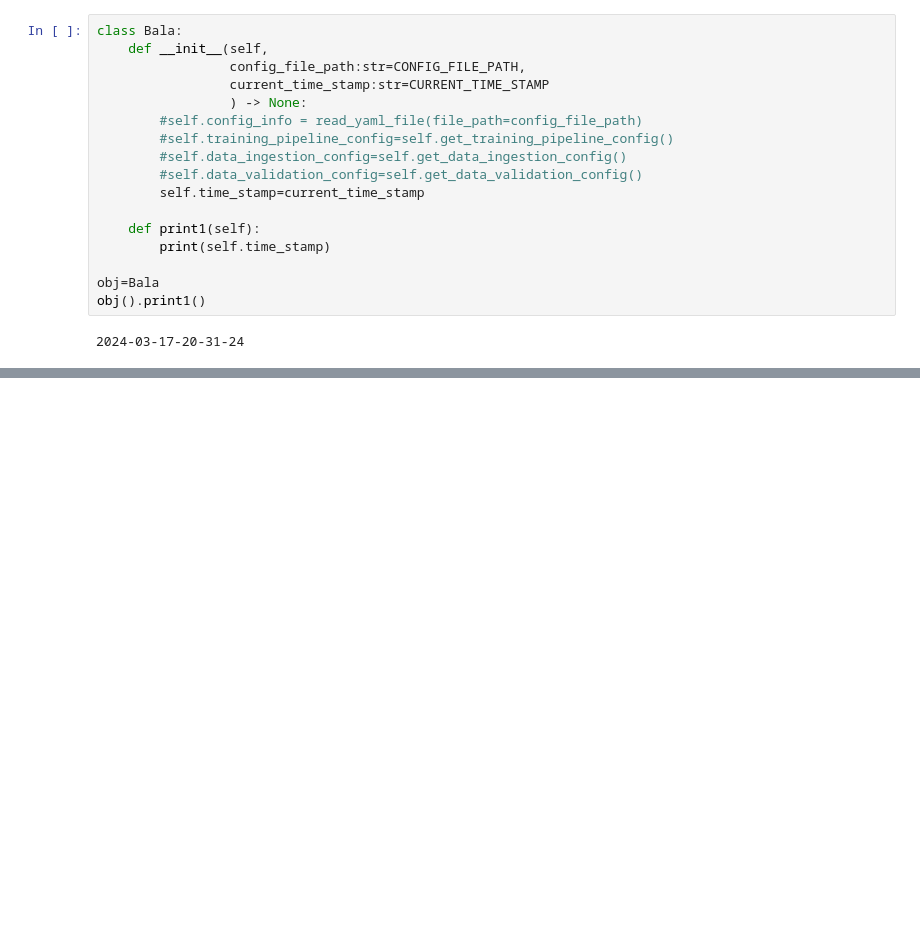
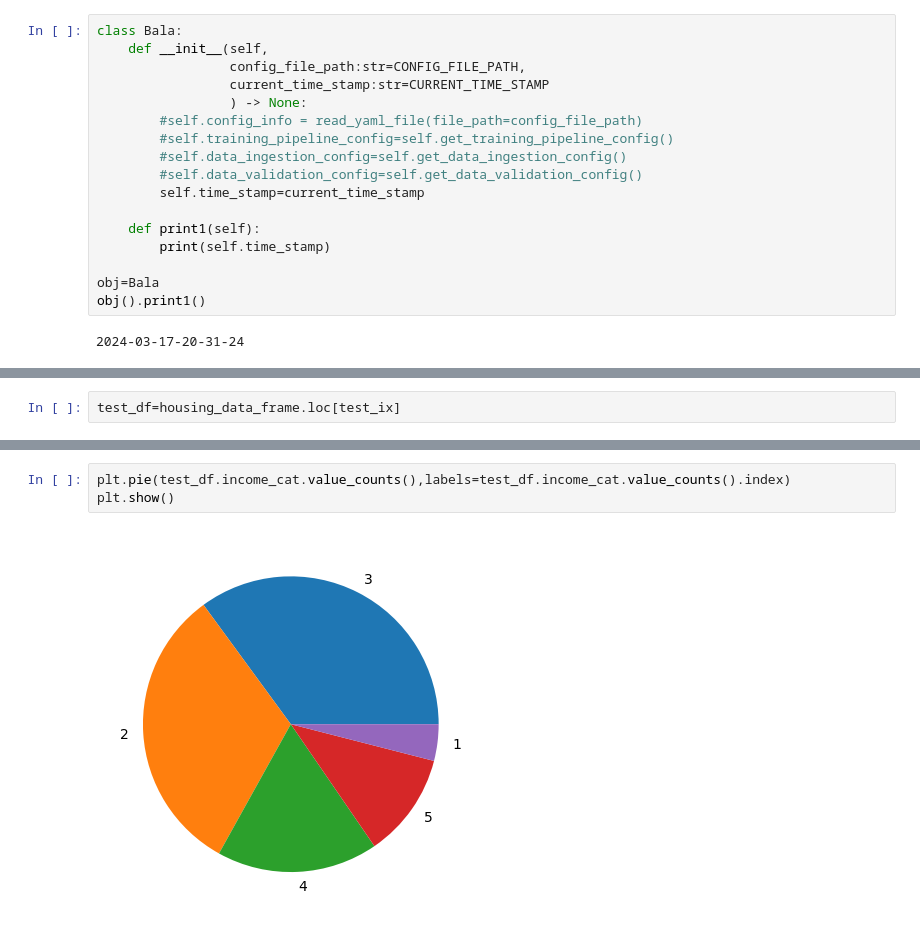
Before and after one commit to BalaM14/Housing_Price_Prediction, a Jupyter notebook: notebook/example.ipynb, the cells around one changed output, grey strips where cells are left out. Cells and saved outputs as stored; diff of their text form; blank space fills up the shorter version.

```diff
--- a/notebook/example.ipynb
+++ b/notebook/example.ipynb
@@ -177,0 +238,2 @@ obj().print1()
+# %%
+test_df=housing_data_frame.loc[test_ix]
@@ -177,0 +249,5 @@ obj().print1()
+# %%
+plt.pie(test_df.income_cat.value_counts(),labels=test_df.income_cat.value_counts().index)
+plt.show()
+# %% [output]
+[figure, added]
```
Also changed, not shown: parts of 21 cells of this notebook, 3 other files.
